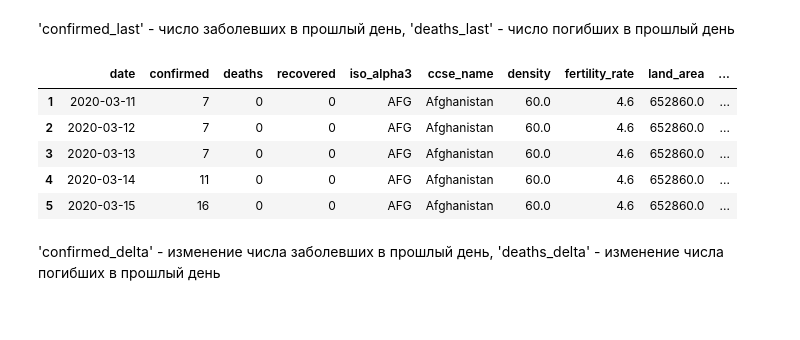
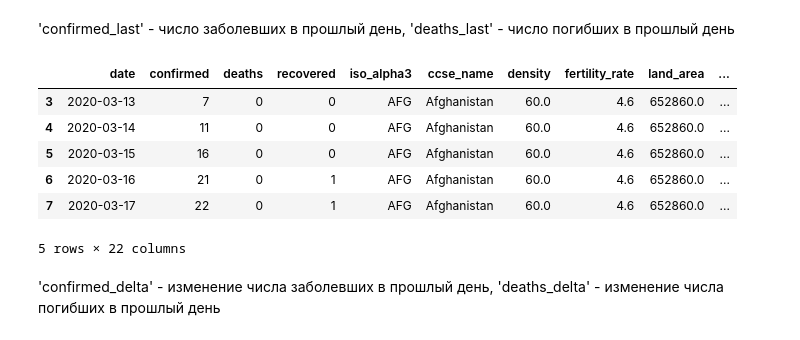
Before and after one commit to 5000factorial/COVID_models, a Jupyter notebook: covid_predict.ipynb, the cells around one changed output. Drawn from its saved outputs; the diff is of its cells as text; code cells hidden in the pictures.

```diff
--- a/covid_predict.ipynb
+++ b/covid_predict.ipynb
@@ -136,15 +136,23 @@ df.shape
 # %%
 df[['confirmed_last','deaths_last','ccse_name']] = df[['confirmed','deaths','ccse_name']].groupby('ccse_name').shift(periods=1, axis='index')
 df = df.dropna(axis='index', how='any')
+
+df[['confirmed_last2','deaths_last2','ccse_name']] = df[['confirmed_last','deaths_last','ccse_name']].groupby('ccse_name').shift(periods=1, axis='index')
+df = df.dropna(axis='index', how='any')
+
+df[['confirmed_last3','deaths_last3','ccse_name']] = df[['confirmed_last2','deaths_last2','ccse_name']].groupby('ccse_name').shift(periods=1, axis='index')
+df = df.dropna(axis='index', how='any')
+
 df.shape
 df.head()
 # %% [output]
 |  | date | confirmed | deaths | recovered | iso_alpha3 | ccse_name | density | fertility_rate | land_area | ... |
-| 1 | 2020-03-11 | 7 | 0 | 0 | AFG | Afghanistan | 60.0 | 4.6 | 652860.0 | ... |
-| 2 | 2020-03-12 | 7 | 0 | 0 | AFG | Afghanistan | 60.0 | 4.6 | 652860.0 | ... |
 | 3 | 2020-03-13 | 7 | 0 | 0 | AFG | Afghanistan | 60.0 | 4.6 | 652860.0 | ... |
 | 4 | 2020-03-14 | 11 | 0 | 0 | AFG | Afghanistan | 60.0 | 4.6 | 652860.0 | ... |
 | 5 | 2020-03-15 | 16 | 0 | 0 | AFG | Afghanistan | 60.0 | 4.6 | 652860.0 | ... |
+| 6 | 2020-03-16 | 21 | 0 | 1 | AFG | Afghanistan | 60.0 | 4.6 | 652860.0 | ... |
+| 7 | 2020-03-17 | 22 | 0 | 1 | AFG | Afghanistan | 60.0 | 4.6 | 652860.0 | ... |
+5 rows × 22 columns
 # %% [markdown]
 'confirmed_delta' - изменение числа заболевших в прошлый день,
 'deaths_delta' - изменение числа погибших в прошлый день
```
Also changed, not shown: parts of 10 cells of this notebook.
